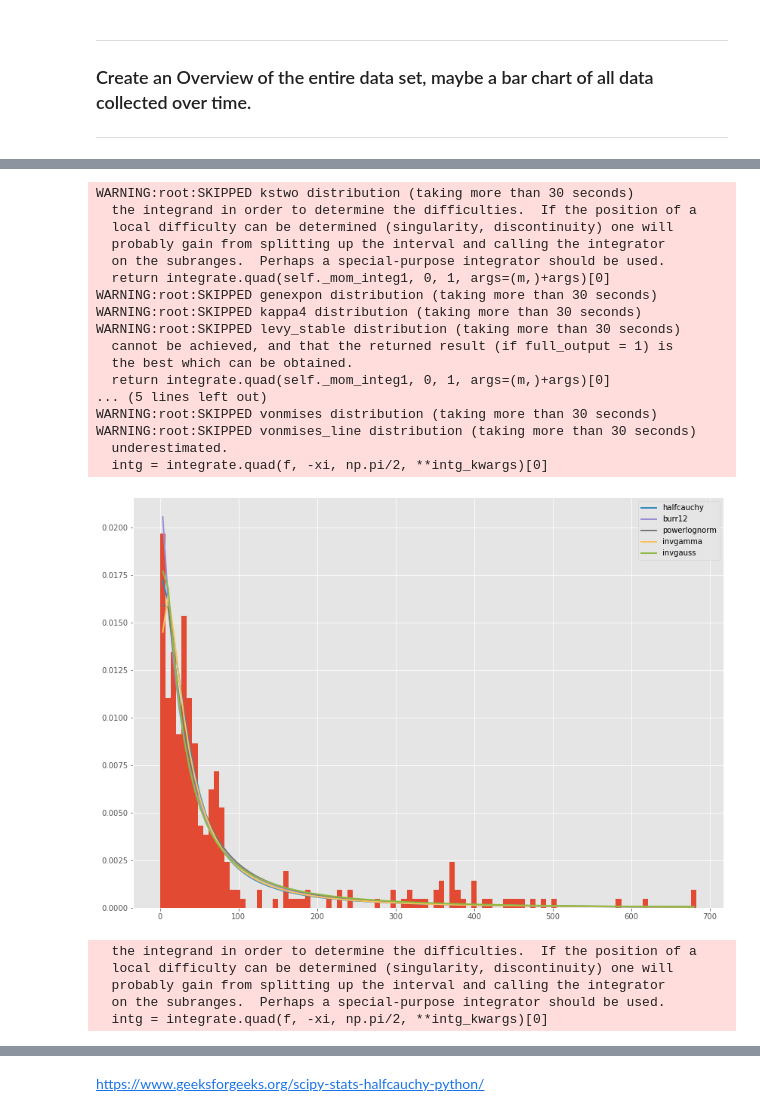
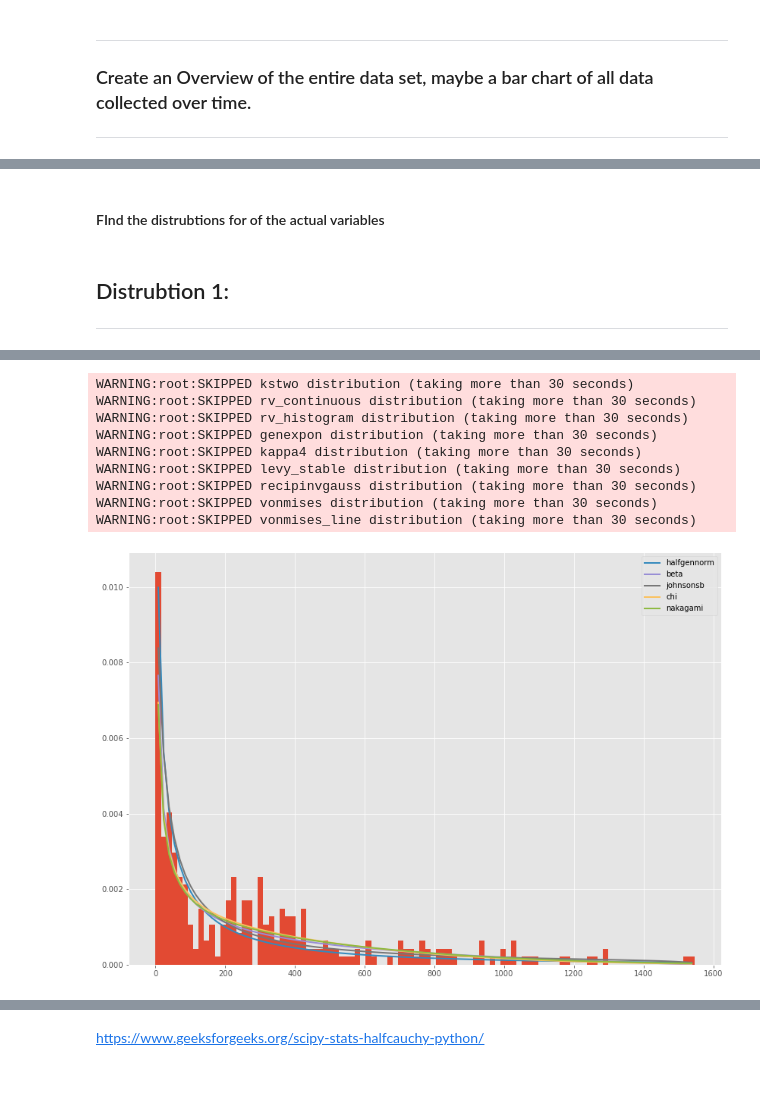
Before and after one commit to G00387859/programming-for-data-analysis-assignment, a Jupyter notebook: Project2020.ipynb, the cells around one changed output, grey strips where cells are left out. Saved outputs shown, nothing was run; the diff lists cells and outputs as text; code cells hidden in the pictures; blank space fills up the shorter version.

Commit message:
finding the correct distrubtions

```diff
--- a/Project2020.ipynb
+++ b/Project2020.ipynb
@@ -94,33 +78,25 @@ who =who.fillna(0)
 # %%
 #whoE = who.loc[who['continent'] == 'Europe']
 whoE = who.loc[who['iso_code'] =='IRL']
-#ddf=whoE[['iso_code','continent','location','locklevel','total_cases','restrictions','new_cases','total_deaths','new_deaths','reproduction_rate','total_tests','new_tests','tests_per_case','hosp_patients','icu_patients']]
-ddf=whoE[['iso_code','continent','location','locklevel','total_cases','new_cases','total_deaths','new_deaths','total_tests','new_tests','tests_per_case','hosp_patients','icu_patients']]
+ddf=whoE[['iso_code','continent','location','total_cases','new_cases','total_deaths','new_deaths','total_tests','new_tests','tests_per_case','hosp_patients','icu_patients']]
+df=whoE[['iso_code','continent','location','hosp_patients','icu_patients']]
+# %% [markdown]
+#### FInd the distrubtions for of the actual variables
+# %% [markdown]
+## Distrubtion 1:
+*****
 # %%
 #find the distrubtion of each variable
-findDistrubtion(ddf['tests_per_case']);
+findDistrubtion(ddf['new_cases']);
 # %% [output]
 [interactive output not drawn]
 WARNING:root:SKIPPED kstwo distribution (taking more than 30 seconds)
-  the integrand in order to determine the difficulties.  If the position of a
-  local difficulty can be determined (singularity, discontinuity) one will
-  probably gain from splitting up the interval and calling the integrator
-  on the subranges.  Perhaps a special-purpose integrator should be used.
-  return integrate.quad(self._mom_integ1, 0, 1, args=(m,)+args)[0]
+WARNING:root:SKIPPED rv_continuous distribution (taking more than 30 seconds)
+WARNING:root:SKIPPED rv_histogram distribution (taking more than 30 seconds)
 WARNING:root:SKIPPED genexpon distribution (taking more than 30 seconds)
 WARNING:root:SKIPPED kappa4 distribution (taking more than 30 seconds)
 WARNING:root:SKIPPED levy_stable distribution (taking more than 30 seconds)
-  cannot be achieved, and that the returned result (if full_output = 1) is
-  the best which can be obtained.
-  return integrate.quad(self._mom_integ1, 0, 1, args=(m,)+args)[0]
-... (5 lines left out)
+WARNING:root:SKIPPED recipinvgauss distribution (taking more than 30 seconds)
 WARNING:root:SKIPPED vonmises distribution (taking more than 30 seconds)
 WARNING:root:SKIPPED vonmises_line distribution (taking more than 30 seconds)
-  underestimated.
-  intg = integrate.quad(f, -xi, np.pi/2, **intg_kwargs)[0]
-[figure, old version]
+[figure, new version]
-  the integrand in order to determine the difficulties.  If the position of a
-  local difficulty can be determined (singularity, discontinuity) one will
-  probably gain from splitting up the interval and calling the integrator
-  on the subranges.  Perhaps a special-purpose integrator should be used.
-  intg = integrate.quad(f, -xi, np.pi/2, **intg_kwargs)[0]
```
Also changed, not shown: parts of 50 cells of this notebook.
